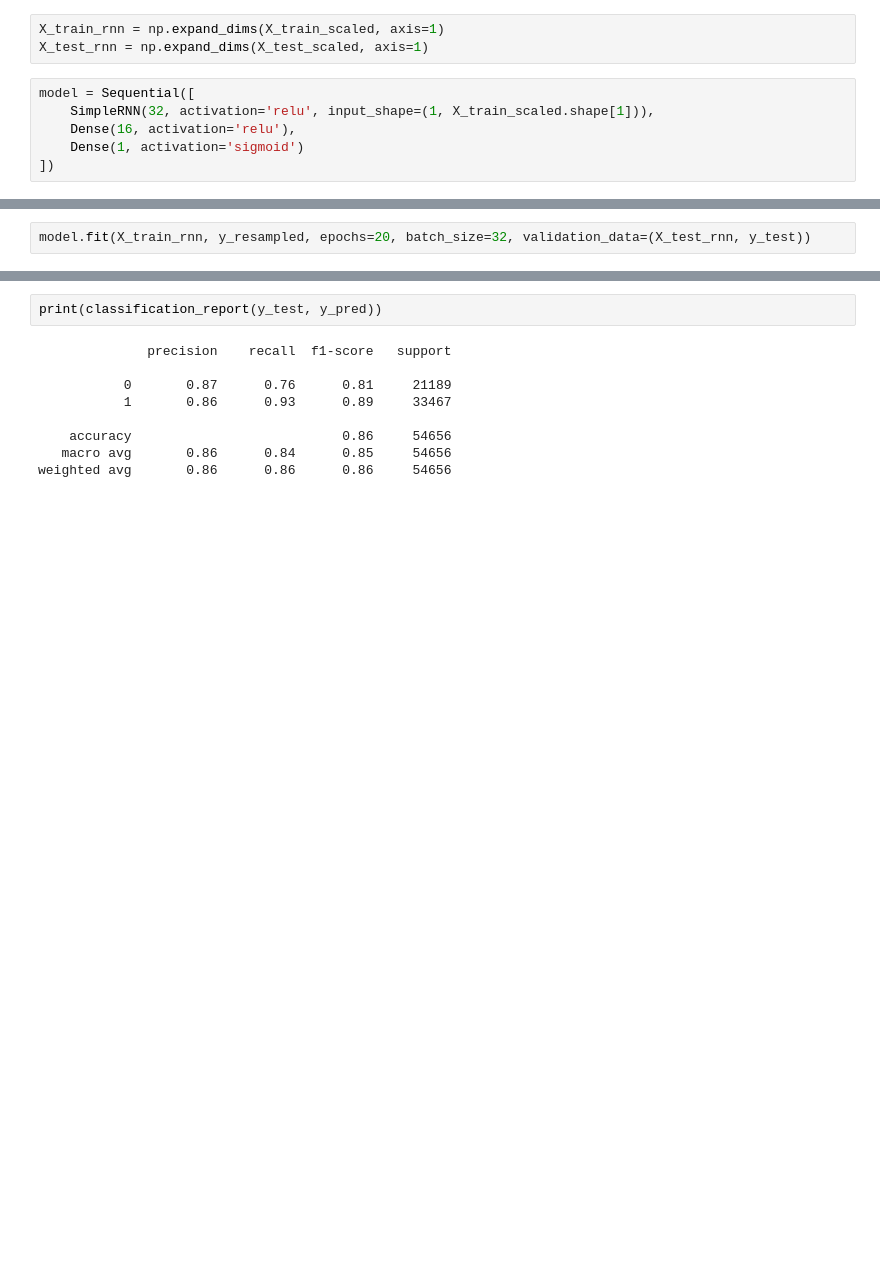
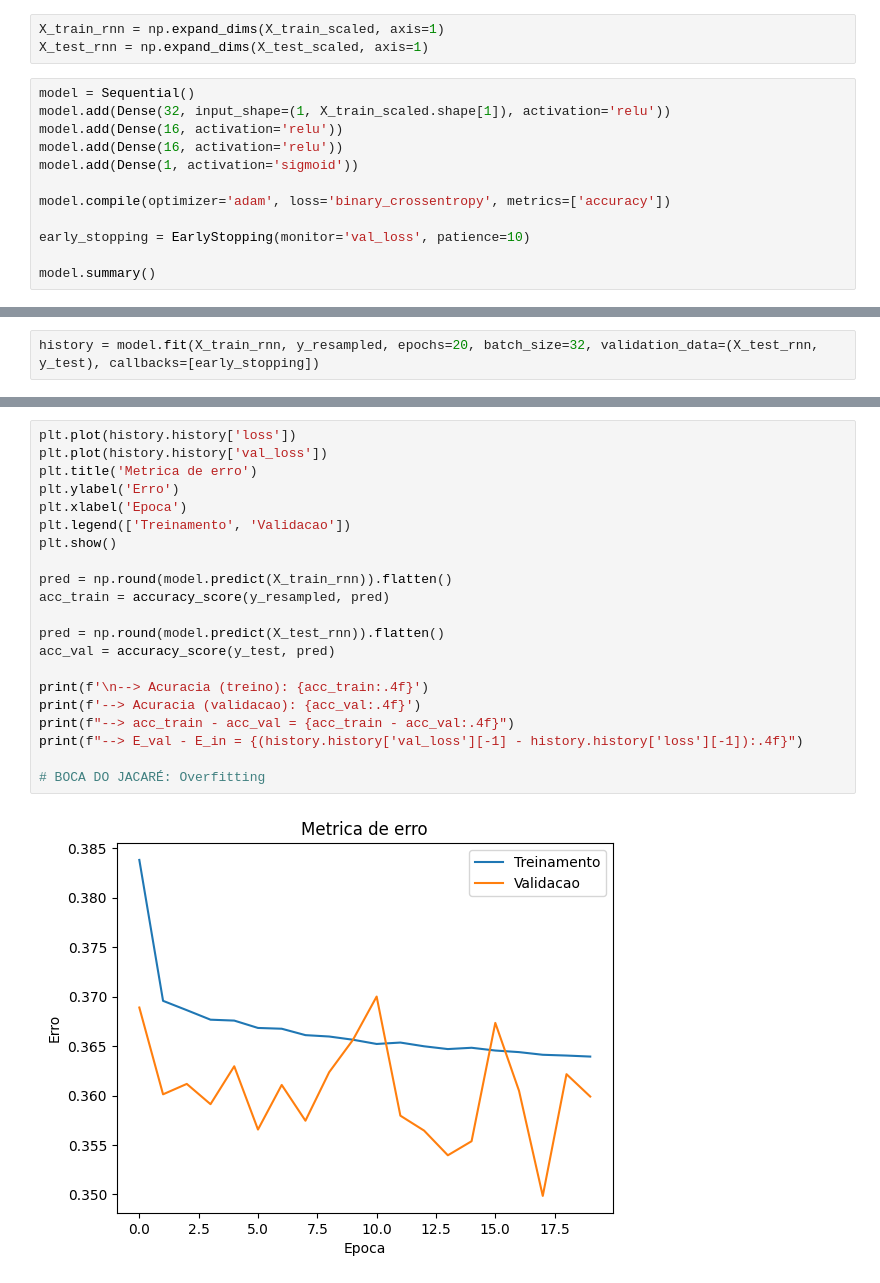
Before and after one commit to mariabandeira/AdministracaoPublica, a Jupyter notebook: CadUnico/RNN/TrainningPB.ipynb, the cells around one changed output, grey strips where cells are left out. Cells and saved outputs as stored; diff of their text form; blank space fills up the shorter version.

```diff
--- a/CadUnico/RNN/TrainningPB.ipynb
+++ b/CadUnico/RNN/TrainningPB.ipynb
@@ -147,8 +268,14 @@ X_test_scaled = scaler.transform(X_test_selected)
 X_train_rnn = np.expand_dims(X_train_scaled, axis=1)
 X_test_rnn = np.expand_dims(X_test_scaled, axis=1)
 # %%
-model = Sequential([
-    SimpleRNN(32, activation='relu', input_shape=(1, X_train_scaled.shape[1])),
-    Dense(16, activation='relu'),
-    Dense(1, activation='sigmoid')
-])
+model = Sequential()
+model.add(Dense(32, input_shape=(1, X_train_scaled.shape[1]), activation='relu'))
+model.add(Dense(16, activation='relu'))
+model.add(Dense(16, activation='relu'))
+model.add(Dense(1, activation='sigmoid'))
+
+model.compile(optimizer='adam', loss='binary_crossentropy', metrics=['accuracy'])
+
+early_stopping = EarlyStopping(monitor='val_loss', patience=10)
+
+model.summary()
@@ -157,4 +298,4 @@ model.compile(optimizer='adam', loss='binary_crossentropy', metrics=['accuracy']
 # %%
-model.fit(X_train_rnn, y_resampled, epochs=20, batch_size=32, validation_data=(X_test_rnn, y_test))
+history = model.fit(X_train_rnn, y_resampled, epochs=20, batch_size=32, validation_data=(X_test_rnn, y_test), callbacks=[early_stopping])
 # %% [output]
 Epoch 1/20
@@ -183,11 +333,23 @@ y_pred = (y_pred_prob > 0.5).astype(int)
-# %%
-print(classification_report(y_test, y_pred))
-# %% [output]
-              precision    recall  f1-score   support
-
-           0       0.87      0.76      0.81     21189
-           1       0.86      0.93      0.89     33467
-
-    accuracy                           0.86     54656
-   macro avg       0.86      0.84      0.85     54656
-weighted avg       0.86      0.86      0.86     54656
+# %%
+plt.plot(history.history['loss'])
+plt.plot(history.history['val_loss'])
+plt.title('Metrica de erro')
+plt.ylabel('Erro')
+plt.xlabel('Epoca')
+plt.legend(['Treinamento', 'Validacao'])
+plt.show()
+
+pred = np.round(model.predict(X_train_rnn)).flatten()
+acc_train = accuracy_score(y_resampled, pred)
+
+pred = np.round(model.predict(X_test_rnn)).flatten()
+acc_val = accuracy_score(y_test, pred)
+
+print(f'\n--> Acuracia (treino): {acc_train:.4f}')
+print(f'--> Acuracia (validacao): {acc_val:.4f}')
+print(f"--> acc_train - acc_val = {acc_train - acc_val:.4f}")
+print(f"--> E_val - E_in = {(history.history['val_loss'][-1] - history.history['loss'][-1]):.4f}")
+
+# BOCA DO JACARÉ: Overfitting
+# %% [output]
+[figure, added]
```
Also changed, not shown: parts of 16 cells of this notebook.
